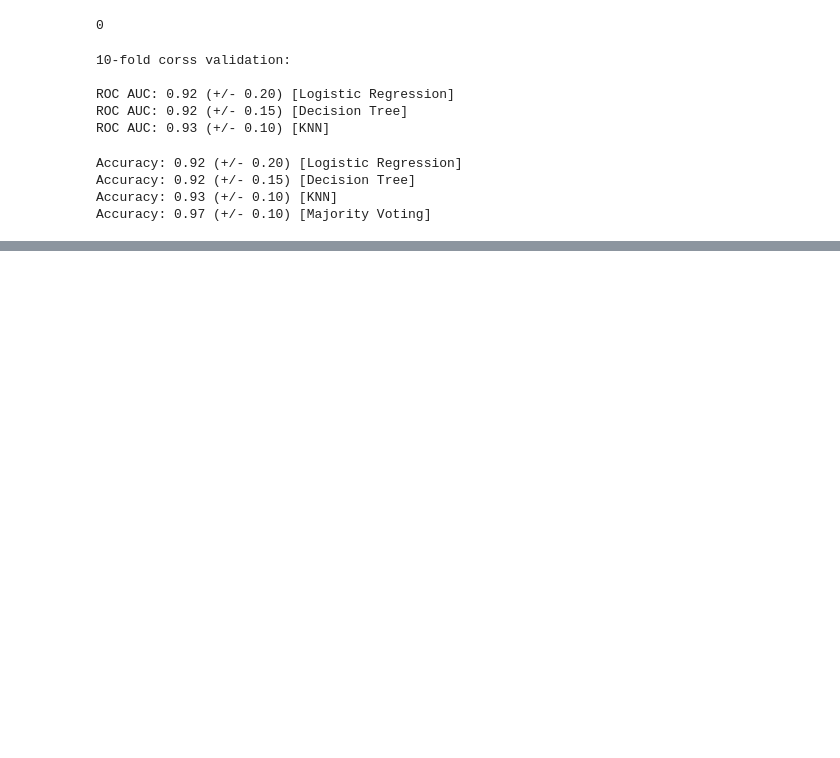
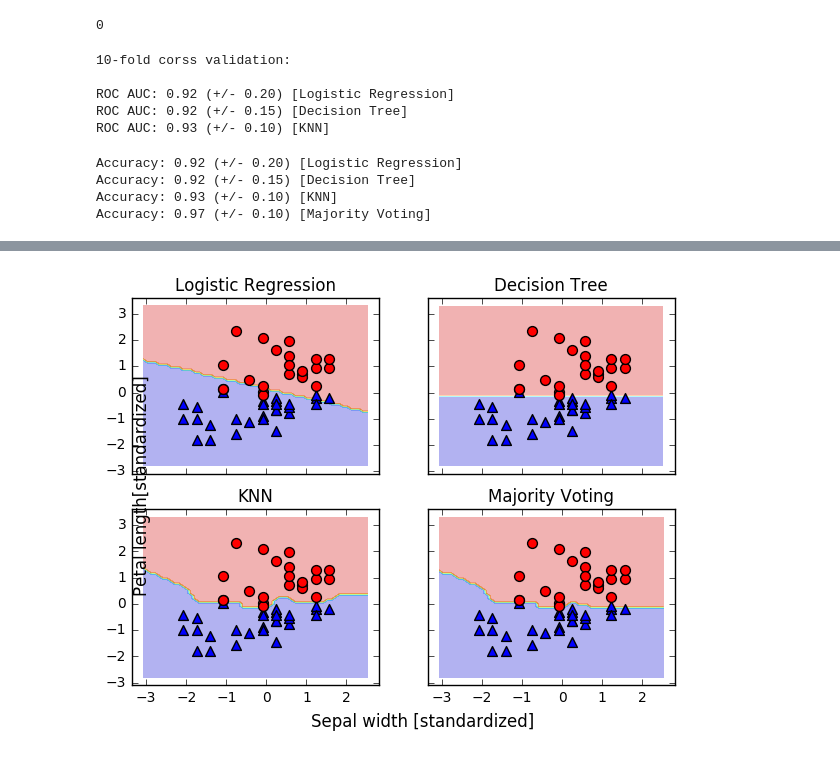
Before and after one commit to tanayuk/tanayuk-note, a Jupyter notebook: python-machine-learning/Chapter7.ipynb, the cells around one changed output, grey strips where cells are left out. Drawn from its saved outputs; the diff is of its cells as text; code cells hidden in the pictures; blank space fills up the shorter version.

```diff
--- a/python-machine-learning/Chapter7.ipynb
+++ b/python-machine-learning/Chapter7.ipynb
@@ -226,26 +226,37 @@ plt.show()
 # %%
 sc = StandardScaler()
 X_train_std = sc.fit_transform(X_train)
 from itertools import product
 # 決定領域を描画する最小値、最大値を生成
 x_min = X_train_std[:,0].min() -1
 x_max = X_train_std[:,0].max() +1
 y_min = X_train_std[:,1].min() -1
 y_max = X_train_std[:,1].max() +1
 # グリッドポイントを生成
 xx, yy = np.meshgrid(np.arange(x_min, x_max, 0.1),
                     np.arange(y_min, y_max, 0.1))
 # 描画領域を2行2列に分割
 f, axarr = plt.subplots(nrows=2, ncols=2, sharex='col',sharey='row',figsize=(7,5))
 # 決定領域のプロット、青や赤の散布図の作成などを実行
 # 変数idxは各分類器を描画する行と列の位置を表すタプる
 for idx, clf, tt in zip(product([0,1],[0,1]), all_clf, clf_labels):
     clf.fit(X_train_std, y_train)
     Z = clf.predict(np.c_[xx.ravel(), yy.ravel()])
     Z=Z.reshape(xx.shape)
     axarr[idx[0], idx[1]].contourf(xx,yy,Z,alpha=0.3)
     axarr[idx[0], idx[1]].scatter(X_train_std[y_train==0,0],
-                                 X_train_std[y_train=0,1],
+                                 X_train_std[y_train==0,1],
                                  c='blue',
                                  marker='^',
                                  s=50)
+    axarr[idx[0], idx[1]].scatter(X_train_std[y_train==1, 0],
+                                  X_train_std[y_train==1, 1],
+                                  c='red',
+                                  marker='o',
+                                  s=50)
+    axarr[idx[0], idx[1]].set_title(tt)
+plt.text(-3.5, -4.5, s='Sepal width [standardized]',ha='center', va='center',fontsize=12)
+plt.text(-10.5, 4.5, s='Petal length[standardized]', ha='center', va='center',fontsize=12, rotation=90)
+plt.show()
+# %% [output]
+[figure, added]
```
Also changed, not shown: parts of 16 cells of this notebook, 1 other file.
